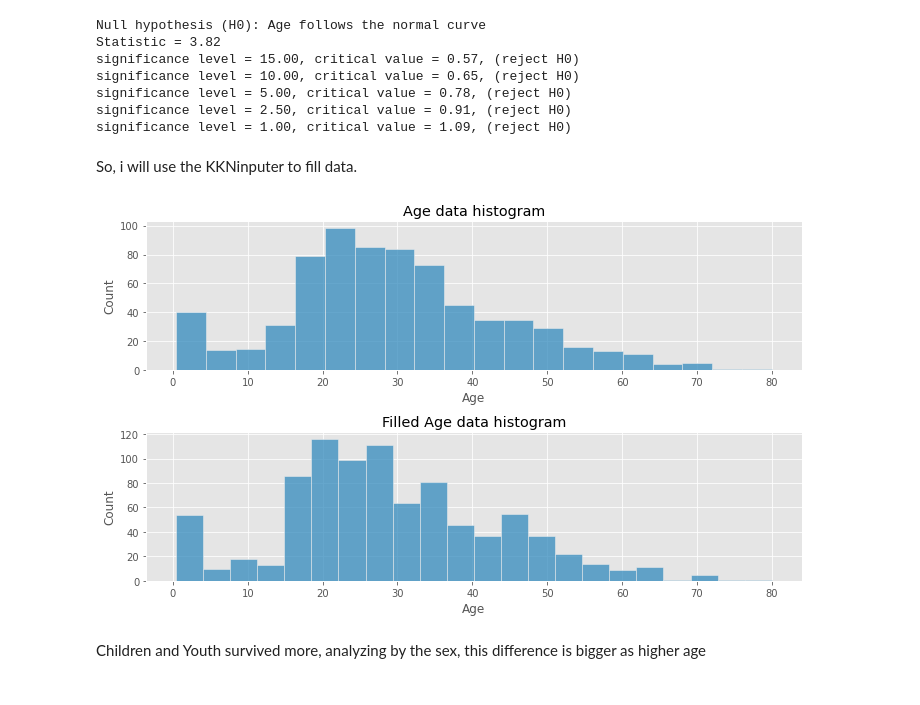
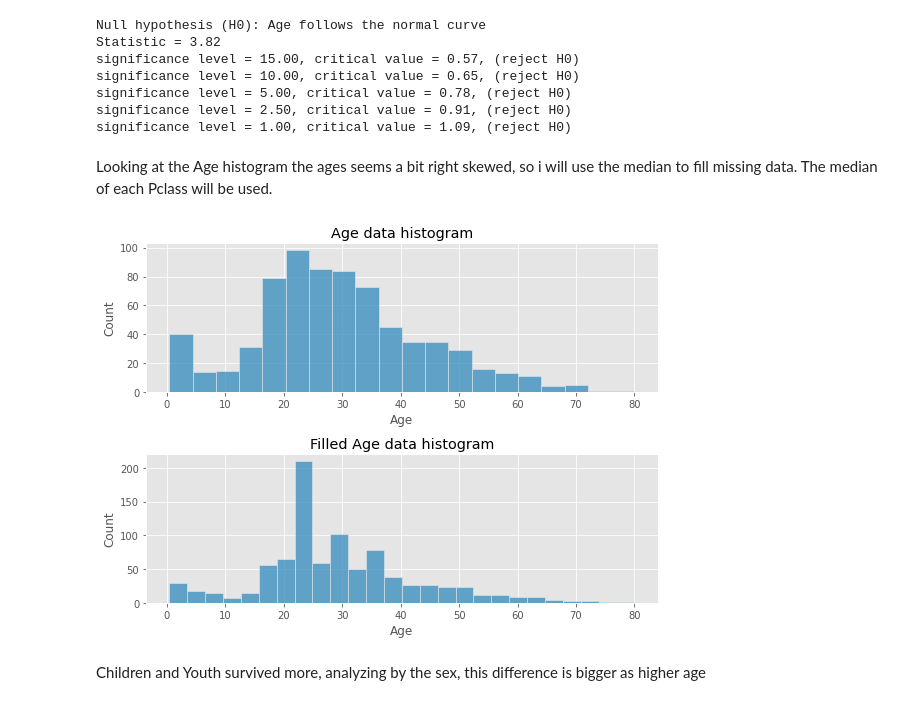
Before and after one commit to Schots/mlops_project, a Jupyter notebook: notebooks/00-maike-eda.ipynb, the cells around one changed output. Cells and saved outputs as stored; diff of their text form; code cells hidden in the pictures.

```diff
--- a/notebooks/00-maike-eda.ipynb
+++ b/notebooks/00-maike-eda.ipynb
@@ -150,0 +179,12 @@ replace_labels(g,'%')
+# %%
+
+df["Deck"] = df["Cabin"].apply(lambda s: s[0] if pd.notnull(s) else 'UNK')
+
+categorical = df[["Sex", "Embarked", "Survived","Deck", "Pclass"]]
+melted_cat_vars = pd.melt(categorical, id_vars=["Survived"],var_name='Category')
+g = sns.FacetGrid(
+        melted_cat_vars, col="Category", sharex=False, sharey=False, col_wrap=2
+    )
+g.map(custom_countplot, "value", "Survived")
+g.set_axis_labels(y_var="Percentage",x_var=" ")
+plt.tight_layout()
@@ -150,0 +195,14 @@ replace_labels(g,'%')
+# %%
+df['FareBand'] = pd.cut(df['Fare'], bins=[0, 8, 15, 32, 100, 600], labels=['Very Low', 'Low', 'Medium', 'High', 'Very High'])
+df['AgeGroup'] = pd.cut(df['Age'], [0,14,24,64, 150], labels=['Children','Youth','Adults','Seniors'])
+
+numerical = df[["FareBand", "AgeGroup", "SibSp", "Parch", "Survived"]]
+
+melted_num_vars = pd.melt(numerical, id_vars=["Survived"],var_name='Category')
+
+g = sns.FacetGrid(
+        melted_num_vars, col="Category", sharex=False, sharey=False, col_wrap=2
+    )
+g.map(custom_countplot, "value", "Survived")
+g.set_axis_labels(y_var="Percentage",x_var=" ")
+plt.tight_layout()
@@ -353,35 +411,26 @@ significance level = 10.00, critical value = 0.65, (reject H0)
 significance level = 5.00, critical value = 0.78, (reject H0)
 significance level = 2.50, critical value = 0.91, (reject H0)
 significance level = 1.00, critical value = 1.09, (reject H0)
-# %% [markdown]
-So, i will use the KKNinputer to fill data.
+# %% [markdown]
+Looking at the Age histogram the ages seems a bit right skewed, so i will use the median to fill missing data. The median of each Pclass will be used.
 # %%
 
 _, ax = plt.subplots(2,1)
 
 # Save the old value of Age data
-old_data =  df['Age']
+old_age = df['Age'].copy()
 
-# Encode string as numeric values
-enc = OrdinalEncoder()
-df[['Sex','Embarked']] = enc.fit_transform(df[['Sex','Embarked']])
+df["Age"] = df["Age"].fillna(df.groupby("Pclass")["Age"].transform("median"))
 
-# Input data based on KNN
-imputer = KNNImputer(n_neighbors=2)
-df[['Pclass','Sex','Age','FareBand','Embarked']]= imputer.fit_transform(df[['Pclass','Sex','Age','FareBand','Embarked']])
-
-# Restore data labels
-df[['Sex','Embarked']] = enc.inverse_transform(df[['Sex', 'Embarked']])
-
-g0 = sns.histplot(old_data, ax=ax[0])
+g0 = sns.histplot(old_age, ax=ax[0])
 _ = g0.set_title('Age data histogram')
 
 g1 = sns.histplot(df['Age'], ax=ax[1])
 _ = g1.set_title('Filled Age data histogram')
 
 plt.tight_layout()
 # %% [output]
-[figure, old version]
+[figure, new version]
 # %% [markdown]
 Children and Youth survived more, analyzing by the sex, this difference is bigger as higher age
 # %%
```
Also changed, not shown: parts of 36 cells of this notebook, 2 other files.
